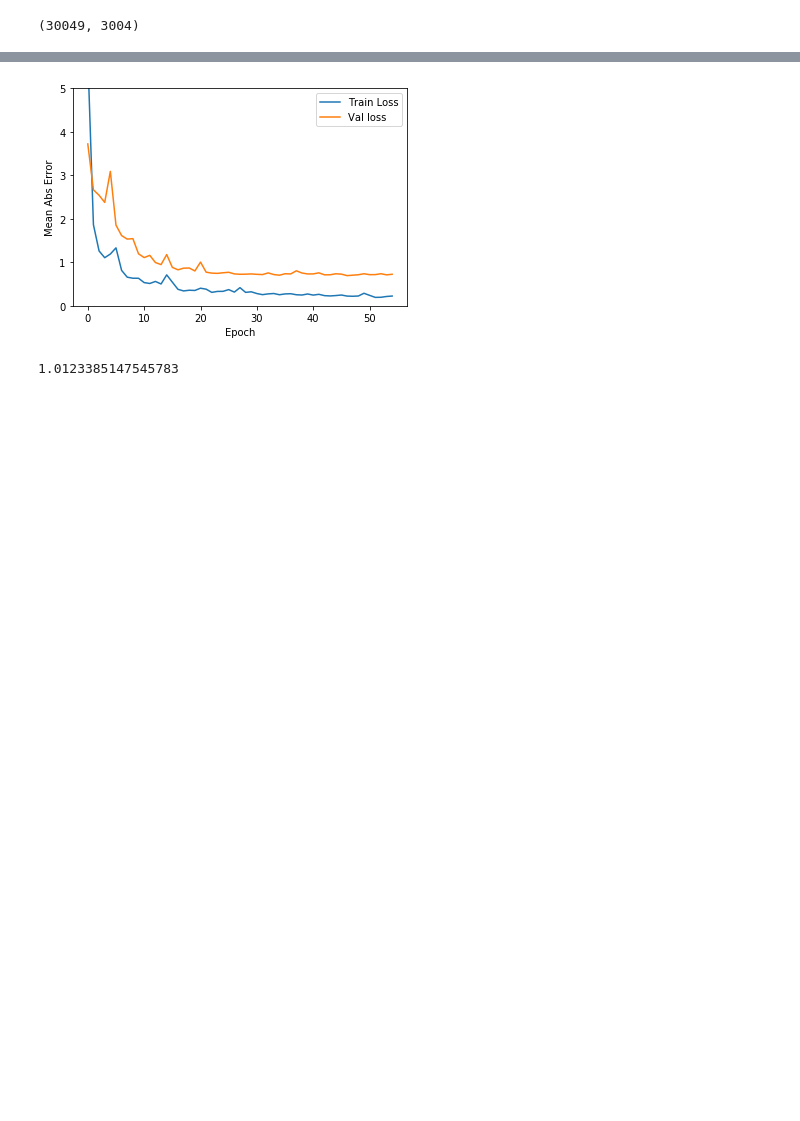
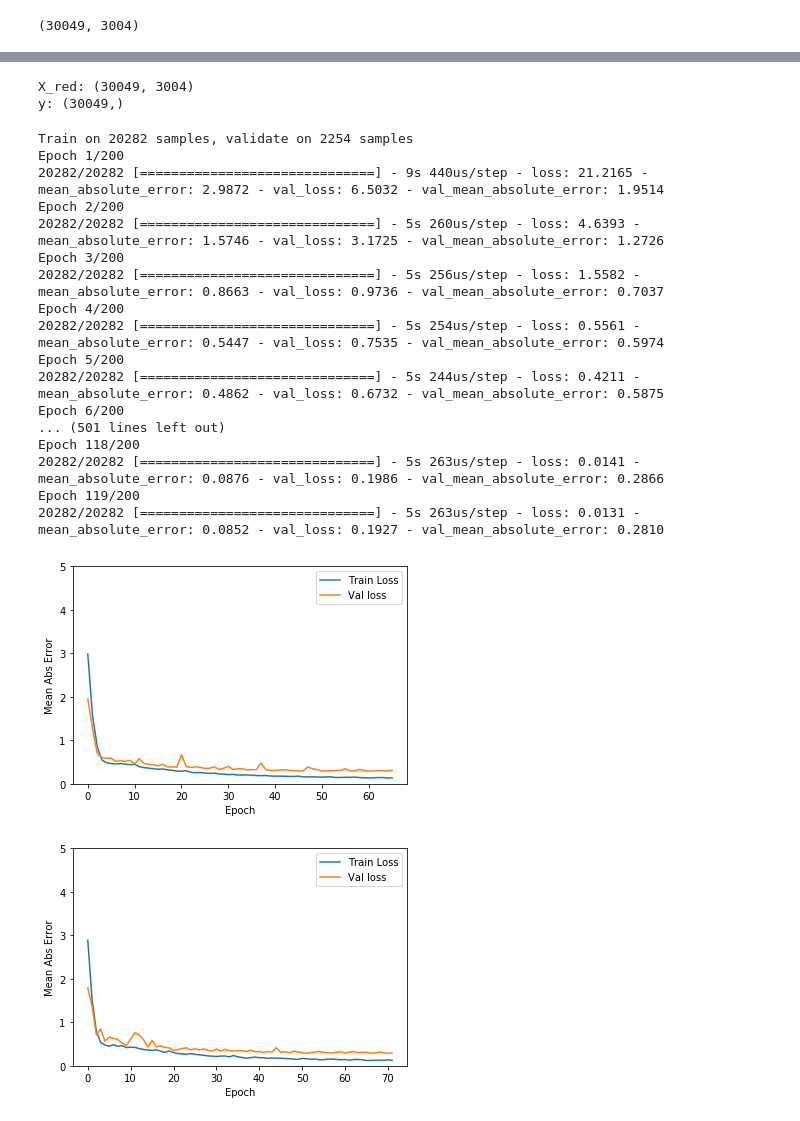
Before and after one commit to EtienneBonvin/cosmo_project, a Jupyter notebook: Deep_Learning_Approach.ipynb, the cells around one changed output, grey strips where cells are left out. Saved outputs shown, nothing was run; the diff lists cells and outputs as text; code cells hidden in the pictures; blank space fills up the shorter version.

Commit message:
Significant improvements, RMSE of 0.35

```diff
--- a/Deep_Learning_Approach.ipynb
+++ b/Deep_Learning_Approach.ipynb
@@ -612,9 +455,68 @@ _________________________________________________________________
-# %%
-plot_history(history)
-# %% [output]
-[figure, removed]
-# %%
-result = model.predict(X_poly_test_red, batch_size=32)
-rmse(result, y_test)
-# %% [output]
-1.0123385147545783
+# %%
+train_set_size = int(len(X_red) * TRAIN_SET_PERC)
+
+# Select random rows of the matrix for train / test set
+# Random seed for reproducibility
+np.random.seed(100)
+train_idx = np.random.choice(len(X_red), size=train_set_size, replace = False)
+test_idx = [i for i in range(len(X_red)) if i not in train_idx]
+X_train_red = X_red[train_idx, :]
+X_test_red = X_red[test_idx, :]
+y_train = y[train_idx]
+y_test = y[test_idx]
+print("X_red: " + str(X_red.shape))
+print("y: " + str(y.shape))
+# %% [output]
+X_red: (30049, 3004)
+y: (30049,)
+# %%
+def train_and_pred(nb_layers, nb_neurons, regularizer_fac, optimizer_fac):
+    # Prepare model
+    model = tf.keras.Sequential()
+    for i in range(nb_layers):
+        model.add(layers.Dense(nb_neurons, activation='relu', \
+                               kernel_regularizer=tf.keras.regularizers.l2(regularizer_fac)))
+    # Last layer represent the electromagnetic shielding, our prediction
+    model.add(layers.Dense(1, activation='relu'))
+
+    model.compile(optimizer=tf.train.AdamOptimizer(optimizer_fac),
+                  loss='mse',
+                  # Note that the accuracy metric is useless but it doesn't compile when trying to use RMSE.
+                  metrics=['mae'])
+    EPOCHS = 200
+    BATCH_SIZE = 32
+    VALIDATION_SPLIT = 0.1
+    early_stop = tf.keras.callbacks.EarlyStopping(monitor='val_loss', patience=20)
+
+    history = model.fit(X_train_red, y_train, epochs=EPOCHS, batch_size=BATCH_SIZE, validation_split = VALIDATION_SPLIT, \
+              callbacks=[early_stop])
+    plot_history(history)
+
+    result = model.predict(X_test_red, batch_size=32)
+    error = rmse(result, y_test)
+    print("Error : {}".format(error))
+    return error
+# %%
+errors = []
+for i in np.logspace(-6, -9, 3):
+    errors.append(train_and_pred(8, 156, i, 0.001))
+# %% [output]
+Train on 20282 samples, validate on 2254 samples
+Epoch 1/200
+20282/20282 [==============================] - 9s 440us/step - loss: 21.2165 - mean_absolute_error: 2.9872 - val_loss: 6.5032 - val_mean_absolute_error: 1.9514
+Epoch 2/200
+20282/20282 [==============================] - 5s 260us/step - loss: 4.6393 - mean_absolute_error: 1.5746 - val_loss: 3.1725 - val_mean_absolute_error: 1.2726
+Epoch 3/200
+20282/20282 [==============================] - 5s 256us/step - loss: 1.5582 - mean_absolute_error: 0.8663 - val_loss: 0.9736 - val_mean_absolute_error: 0.7037
+Epoch 4/200
+20282/20282 [==============================] - 5s 254us/step - loss: 0.5561 - mean_absolute_error: 0.5447 - val_loss: 0.7535 - val_mean_absolute_error: 0.5974
+Epoch 5/200
+20282/20282 [==============================] - 5s 244us/step - loss: 0.4211 - mean_absolute_error: 0.4862 - val_loss: 0.6732 - val_mean_absolute_error: 0.5875
+Epoch 6/200
+... (501 lines left out)
+Epoch 118/200
+20282/20282 [==============================] - 5s 263us/step - loss: 0.0141 - mean_absolute_error: 0.0876 - val_loss: 0.1986 - val_mean_absolute_error: 0.2866
+Epoch 119/200
+20282/20282 [==============================] - 5s 263us/step - loss: 0.0131 - mean_absolute_error: 0.0852 - val_loss: 0.1927 - val_mean_absolute_error: 0.2810
+[figure, added]
+[figure, added]
```
Also changed, not shown: parts of 55 cells of this notebook, 2 other files.
